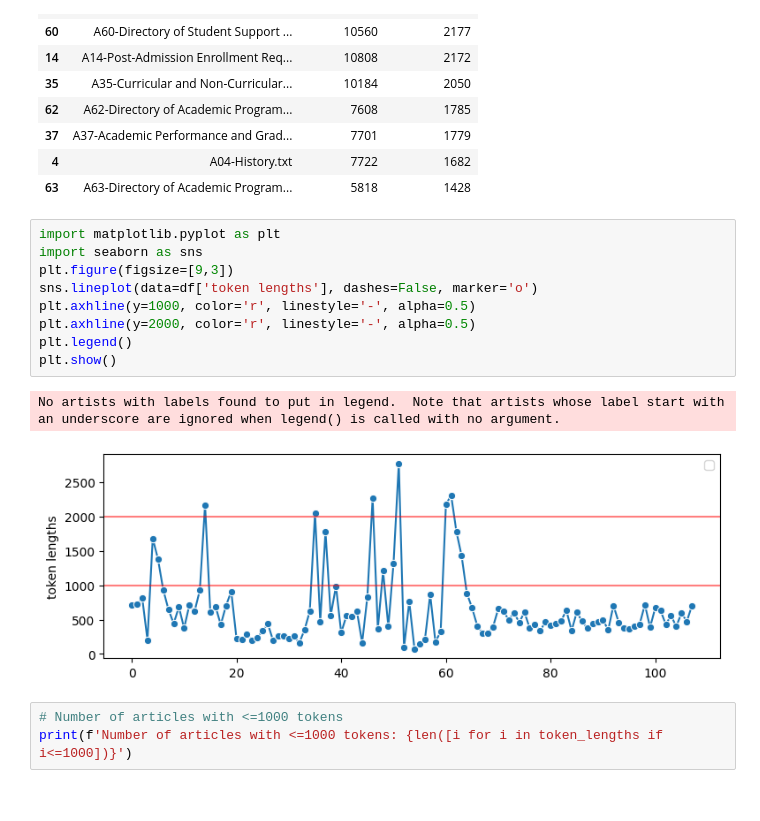
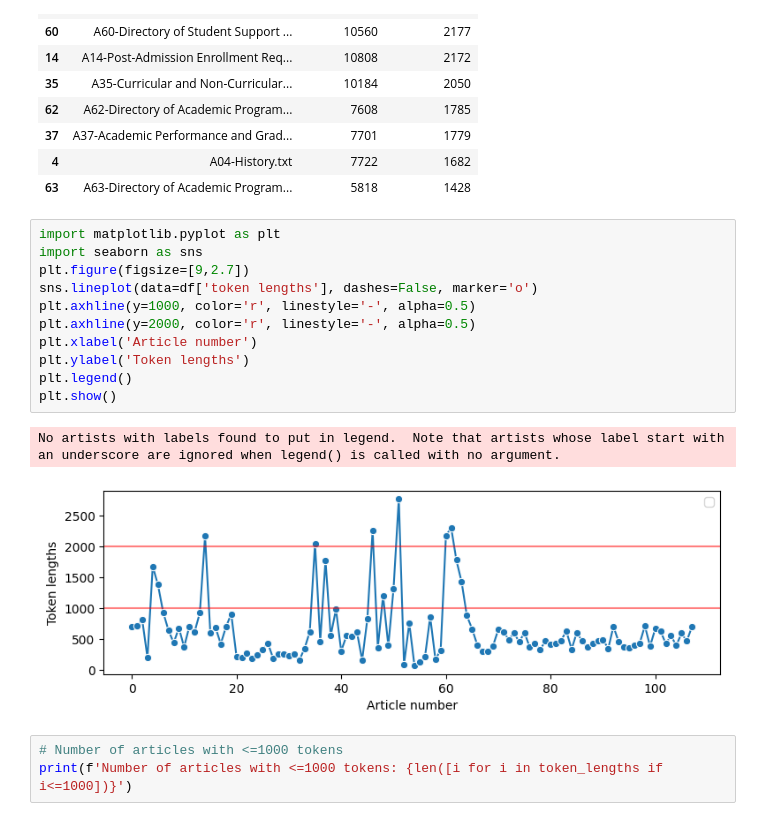
Before and after one commit to 20100215/NLP_Student_Manual_Chatbot, a Jupyter notebook: 4. Text Analysis/N3_exploratory_data_analysis.ipynb, the cells around one changed output. Drawn from its saved outputs; the diff is of its cells as text.

Commit message:
ref: change text lengths figure

```diff
--- a/4. Text Analysis/N3_exploratory_data_analysis.ipynb
+++ b/4. Text Analysis/N3_exploratory_data_analysis.ipynb
@@ -105,15 +105,17 @@ df.nlargest(10, 'token lengths')
 # %%
 import matplotlib.pyplot as plt
 import seaborn as sns
-plt.figure(figsize=[9,3])
+plt.figure(figsize=[9,2.7])
 sns.lineplot(data=df['token lengths'], dashes=False, marker='o')
 plt.axhline(y=1000, color='r', linestyle='-', alpha=0.5)
 plt.axhline(y=2000, color='r', linestyle='-', alpha=0.5)
+plt.xlabel('Article number')
+plt.ylabel('Token lengths')
 plt.legend()
 plt.show()
 # %% [output]
 No artists with labels found to put in legend.  Note that artists whose label start with an underscore are ignored when legend() is called with no argument.
-[figure, old version]
+[figure, new version]
 # %%
 # Number of articles with <=1000 tokens
 print(f'Number of articles with <=1000 tokens: {len([i for i in token_lengths if i<=1000])}')
```
Also changed, not shown: 1 other file.
